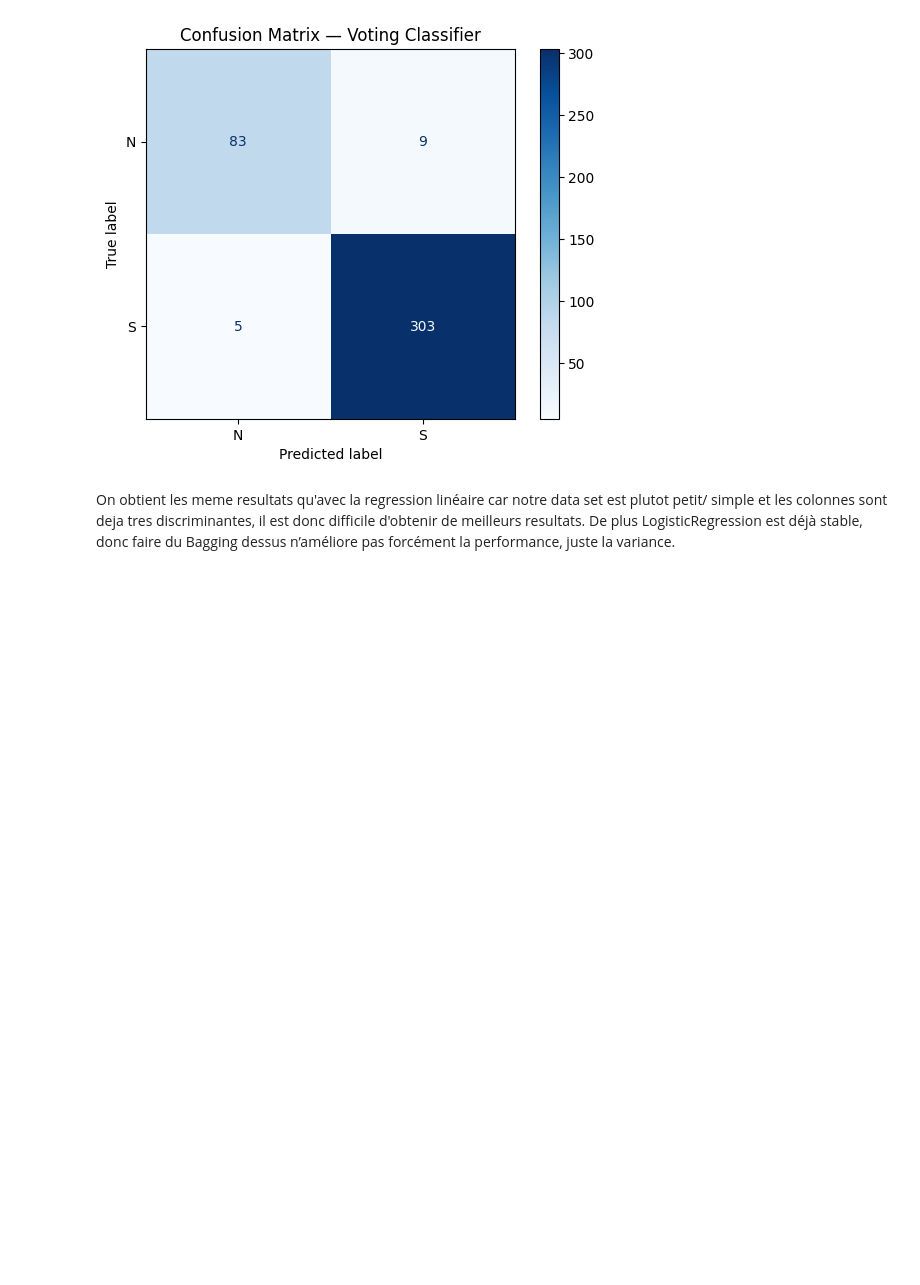
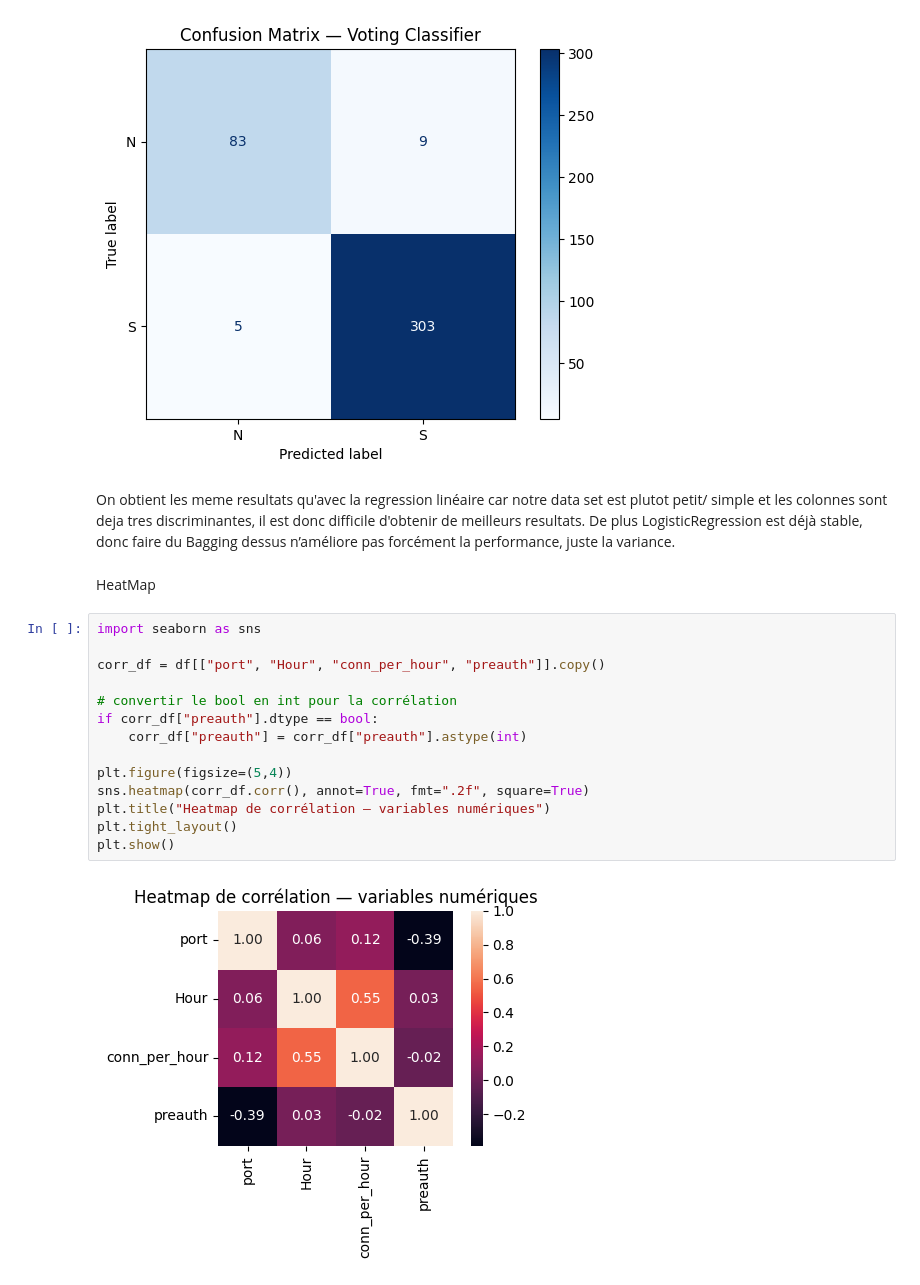
Before and after one commit to ChloeDaunas/Projet-Machine-Learning, a Jupyter notebook: Project.ipynb, the cells around one changed output. Drawn from its saved outputs; the diff is of its cells as text; blank space fills up the shorter version.

```diff
--- a/Project.ipynb
+++ b/Project.ipynb
@@ -872,3 +872,21 @@ weighted avg      0.965     0.965     0.965       400
 # %% [markdown]
 On obtient les meme resultats qu'avec la regression linéaire car notre data set est plutot petit/ simple et les colonnes sont deja tres discriminantes, il est donc difficile d'obtenir de meilleurs resultats.
 De plus LogisticRegression est déjà stable, donc faire du Bagging dessus n’améliore pas forcément la performance, juste la variance.
+# %% [markdown]
+HeatMap
+# %%
+import seaborn as sns
+
+corr_df = df[["port", "Hour", "conn_per_hour", "preauth"]].copy()
+
+# convertir le bool en int pour la corrélation
+if corr_df["preauth"].dtype == bool:
+    corr_df["preauth"] = corr_df["preauth"].astype(int)
+
+plt.figure(figsize=(5,4))
+sns.heatmap(corr_df.corr(), annot=True, fmt=".2f", square=True)
+plt.title("Heatmap de corrélation — variables numériques")
+plt.tight_layout()
+plt.show()
+# %% [output]
+[figure, added]
```
Also changed, not shown: parts of 10 cells of this notebook, 1 other file.
